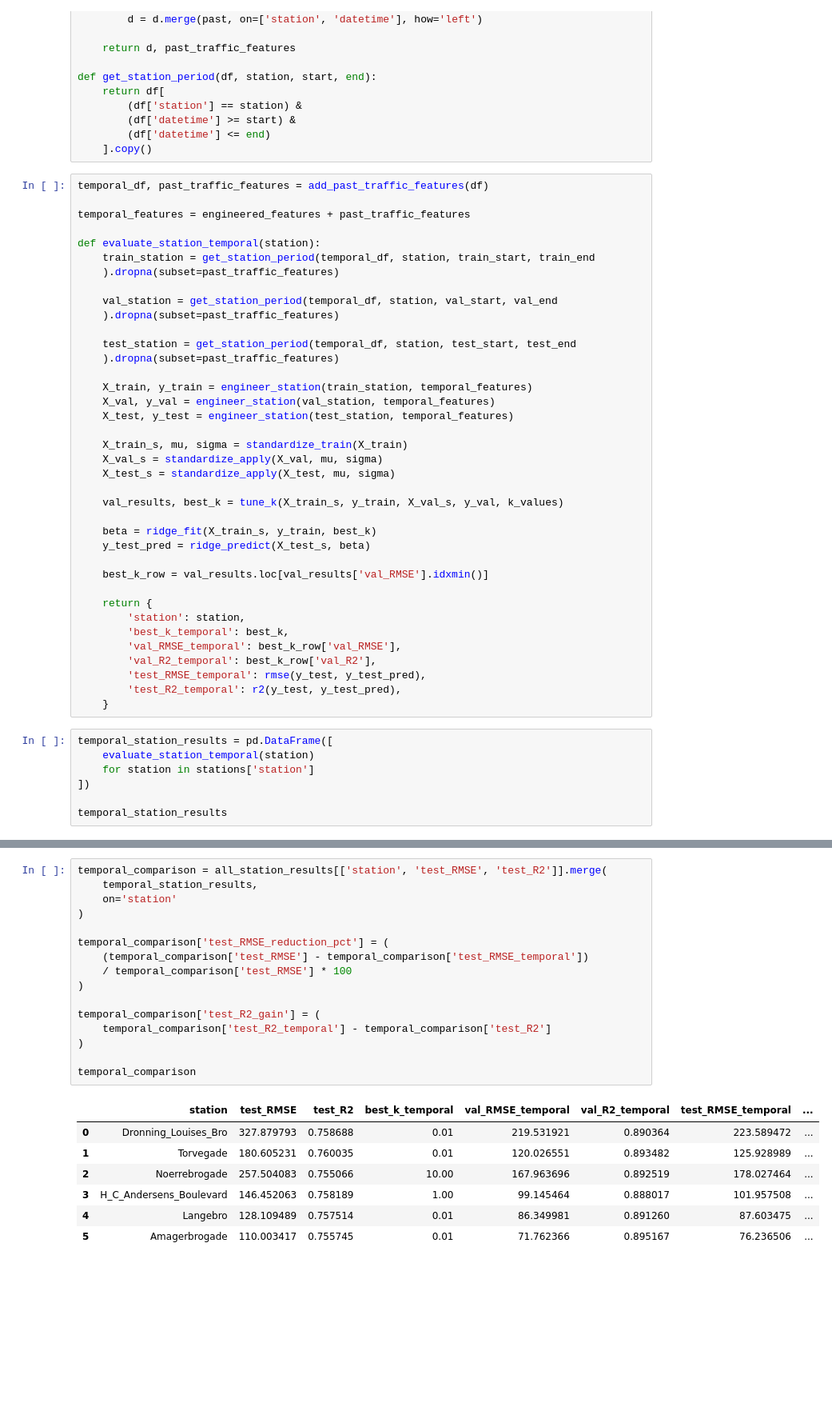
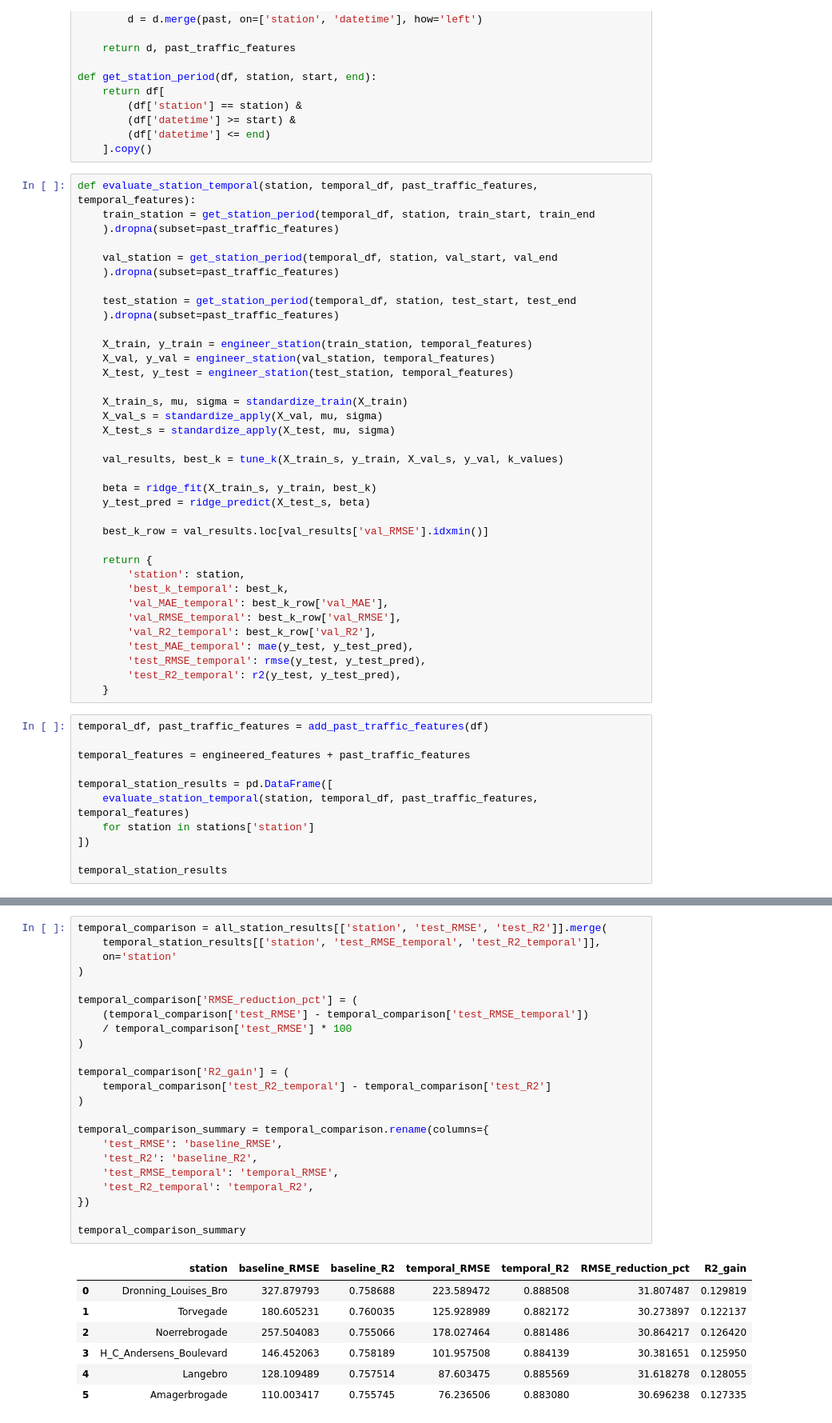
Before and after one commit to julianbarfoed/bike-proj-exam, a Jupyter notebook: sol.ipynb, the cells around one changed output, grey strips where cells are left out. Shown at 80% size. Saved outputs shown, nothing was run; the diff lists cells and outputs as text; blank space fills up the shorter version.

```diff
--- a/sol.ipynb
+++ b/sol.ipynb
@@ -752,11 +768,7 @@ def get_station_period(df, station, start, end):
         (df['datetime'] <= end)
     ].copy()
 # %%
-temporal_df, past_traffic_features = add_past_traffic_features(df)
-
-temporal_features = engineered_features + past_traffic_features
-
-def evaluate_station_temporal(station):
+def evaluate_station_temporal(station, temporal_df, past_traffic_features, temporal_features):
     train_station = get_station_period(temporal_df, station, train_start, train_end
     ).dropna(subset=past_traffic_features)
 
@@ -784,14 +796,20 @@ def evaluate_station_temporal(station):
     return {
         'station': station,
         'best_k_temporal': best_k,
+        'val_MAE_temporal': best_k_row['val_MAE'],
         'val_RMSE_temporal': best_k_row['val_RMSE'],
         'val_R2_temporal': best_k_row['val_R2'],
+        'test_MAE_temporal': mae(y_test, y_test_pred),
         'test_RMSE_temporal': rmse(y_test, y_test_pred),
         'test_R2_temporal': r2(y_test, y_test_pred),
     }
 # %%
+temporal_df, past_traffic_features = add_past_traffic_features(df)
+
+temporal_features = engineered_features + past_traffic_features
+
 temporal_station_results = pd.DataFrame([
-    evaluate_station_temporal(station)
+    evaluate_station_temporal(station, temporal_df, past_traffic_features, temporal_features)
     for station in stations['station']
 ])
 
@@ -807,26 +825,33 @@ temporal_station_results
 # %%
 temporal_comparison = all_station_results[['station', 'test_RMSE', 'test_R2']].merge(
-    temporal_station_results,
+    temporal_station_results[['station', 'test_RMSE_temporal', 'test_R2_temporal']],
     on='station'
 )
 
-temporal_comparison['test_RMSE_reduction_pct'] = (
+temporal_comparison['RMSE_reduction_pct'] = (
     (temporal_comparison['test_RMSE'] - temporal_comparison['test_RMSE_temporal'])
     / temporal_comparison['test_RMSE'] * 100
 )
 
-temporal_comparison['test_R2_gain'] = (
+temporal_comparison['R2_gain'] = (
     temporal_comparison['test_R2_temporal'] - temporal_comparison['test_R2']
 )
 
-temporal_comparison
+temporal_comparison_summary = temporal_comparison.rename(columns={
+    'test_RMSE': 'baseline_RMSE',
+    'test_R2': 'baseline_R2',
+    'test_RMSE_temporal': 'temporal_RMSE',
+    'test_R2_temporal': 'temporal_R2',
+})
+
+temporal_comparison_summary
 # %% [output]
-|  | station | test_RMSE | test_R2 | best_k_temporal | val_RMSE_temporal | val_R2_temporal | test_RMSE_temporal | ... |
-| 0 | Dronning_Louises_Bro | 327.879793 | 0.758688 | 0.01 | 219.531921 | 0.890364 | 223.589472 | ... |
-| 1 | Torvegade | 180.605231 | 0.760035 | 0.01 | 120.026551 | 0.893482 | 125.928989 | ... |
-| 2 | Noerrebrogade | 257.504083 | 0.755066 | 10.00 | 167.963696 | 0.892519 | 178.027464 | ... |
-| 3 | H_C_Andersens_Boulevard | 146.452063 | 0.758189 | 1.00 | 99.145464 | 0.888017 | 101.957508 | ... |
-| 4 | Langebro | 128.109489 | 0.757514 | 0.01 | 86.349981 | 0.891260 | 87.603475 | ... |
-| 5 | Amagerbrogade | 110.003417 | 0.755745 | 0.01 | 71.762366 | 0.895167 | 76.236506 | ... |
+|  | station | baseline_RMSE | baseline_R2 | temporal_RMSE | temporal_R2 | RMSE_reduction_pct | R2_gain |
+| 0 | Dronning_Louises_Bro | 327.879793 | 0.758688 | 223.589472 | 0.888508 | 31.807487 | 0.129819 |
+| 1 | Torvegade | 180.605231 | 0.760035 | 125.928989 | 0.882172 | 30.273897 | 0.122137 |
+| 2 | Noerrebrogade | 257.504083 | 0.755066 | 178.027464 | 0.881486 | 30.864217 | 0.126420 |
+| 3 | H_C_Andersens_Boulevard | 146.452063 | 0.758189 | 101.957508 | 0.884139 | 30.381651 | 0.125950 |
+| 4 | Langebro | 128.109489 | 0.757514 | 87.603475 | 0.885569 | 31.618278 | 0.128055 |
+| 5 | Amagerbrogade | 110.003417 | 0.755745 | 76.236506 | 0.883080 | 30.696238 | 0.127335 |
 # %% [markdown]
 Adding past traffic features substantially improves performance for all stations. Test RMSE is reduced by roughly 30–32%, and test R^2 increases by about 0.12–0.13 compared with the baseline model. This shows that recent/historical traffic counts contain strong predictive information beyond weather and calendar features.
```
Also changed, not shown: parts of 12 cells of this notebook.
